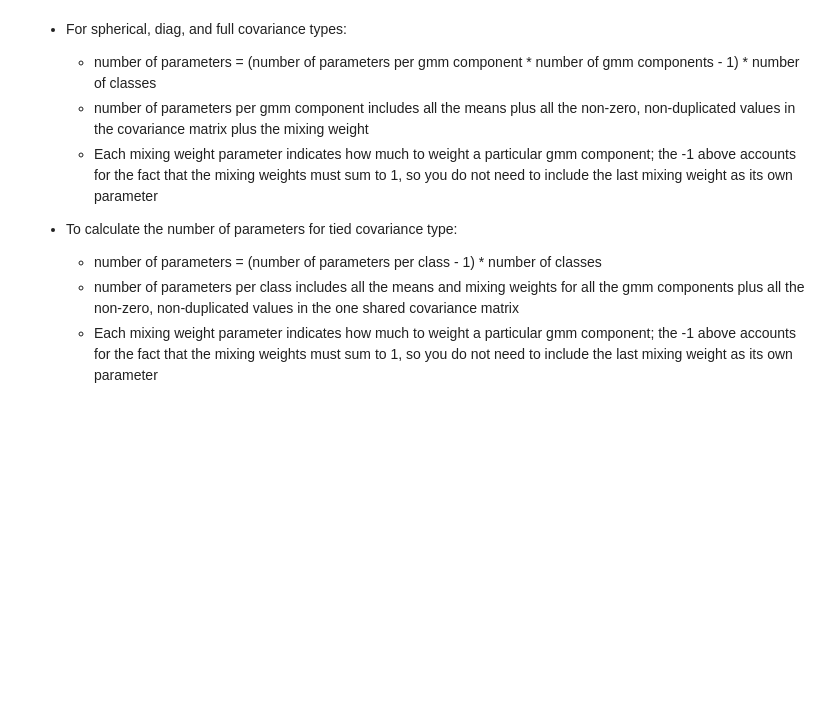
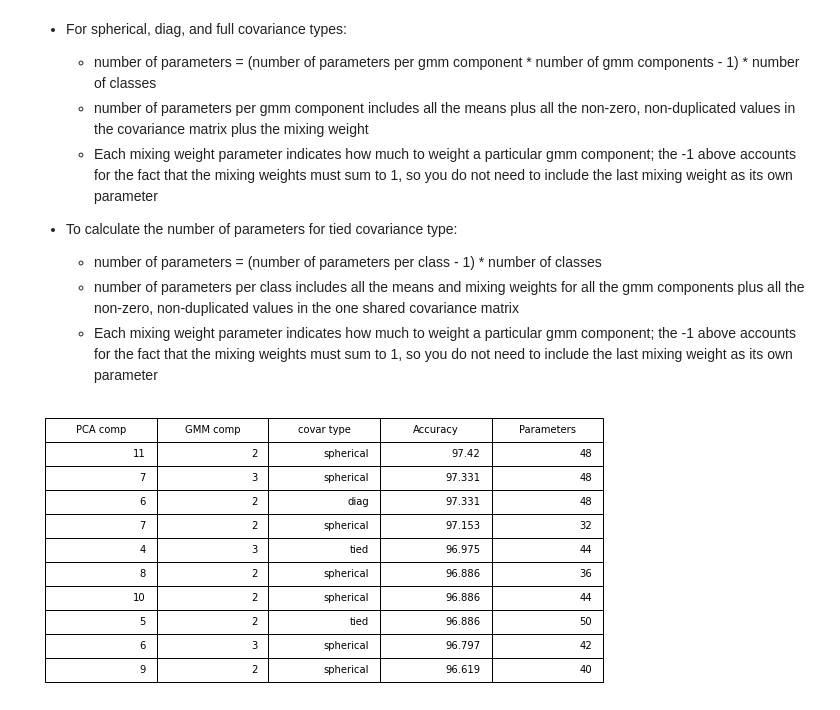
Before and after one commit to jorgeah92/ucb-w207-applied-ml, a Jupyter notebook: projects/jorge_hernandez_p3.ipynb, the cells around one changed output. Saved outputs shown, nothing was run; the diff lists cells and outputs as text; code cells hidden in the pictures; blank space fills up the shorter version.

```diff
--- a/projects/jorge_hernandez_p3.ipynb
+++ b/projects/jorge_hernandez_p3.ipynb
@@ -234,0 +313,85 @@ Notes:
+# %%
+# def P6():
+
+### STUDENT START ###
+gmm_comp = [1, 2, 3, 4]
+covar = ['spherical', "diag", 'full', 'tied']
+
+
+def count_parameters(pca_n, n_gm, n_class, cov_type):
+    """ Formulas taken instructor Uri's sheet
+    for parameters formulas
+    """
+    if cov_type == "spherical":
+        parameter = (pca_n * n_gm + n_gm) * n_class
+    elif cov_type == "full":
+        parameter = ((pca_n * n_gm) +
+                     (pca_n * (pca_n + 1) / 2 * n_gm)) * n_class
+    elif cov_type == "diag":
+        parameter = (pca_n * n_gm + (pca_n * n_gm)) * n_class
+    elif cov_type == "tied":
+        parameter = ((pca_n * n_gm) + (pca_n * (pca_n + 1) / 2)) * n_class
+
+    return parameter
+
+
+table = []
+
+for cov_type in covar:
+    for n_gm in gmm_comp:
+        for pca_n in range(1, 20):
+            # PCA model parameters
+            pca = PCA(n_components=pca_n)
+            pca.fit(train_data)
+            train_trans = pca.transform(train_data)
+
+            # For labeling cluster as poisonous or not
+            label_0 = np.where(train_labels == 0)
+            label_1 = np.where(train_labels == 1)
+
+            # GMM parameter; two for positive and negative
+            gm_neg = GaussianMixture(
+                n_components=n_gm, covariance_type=cov_type, random_state=12345)
+            gm_neg.fit(train_trans[label_0])
+            gm_post = GaussianMixture(
+                n_components=n_gm, covariance_type=cov_type, random_state=12345)
+            gm_post.fit(train_trans[label_1])
+
+            # Transform test_data to reduce features
+            test_trans = pca.transform(test_data)
+
+            # Scores of probability for negative and positive for test_data
+            neg_prob = gm_neg.score_samples(test_trans)
+            post_prob = gm_post.score_samples(test_trans)
+
+            predict = []
+            for x in range(0, len(test_trans)):
+                if neg_prob[x] < post_prob[x]:
+                    predict.append(1)
+                else:
+                    predict.append(0)
+
+            accuracy = round(sum(predict == test_labels) /
+                             len(test_labels) * 100, 3)
+
+            param = count_parameters(pca_n, n_gm, 2, cov_type)
+            if int(param) > 50:
+                continue
+            else:
+                table.append([pca_n, n_gm, cov_type, accuracy, int(param)])
+
+table.sort(reverse=True, key=lambda x: x[3])
+
+# Making table output
+plt.figure(figsize=(5, 5))
+table_pic = plt.table(cellText=table[:10], colLabels=[
+                  'PCA comp', 'GMM comp', 'covar type', 'Accuracy', 'Parameters'], loc='center')
+table_pic.scale(2, 2)
+plt.axis("off")
+plt.grid(False)
+plt.show()
+### STUDENT END ###
+
+# P6()
+# %% [output]
+[figure, added]
```
Also changed, not shown: parts of 7 cells of this notebook, 3 other files.
